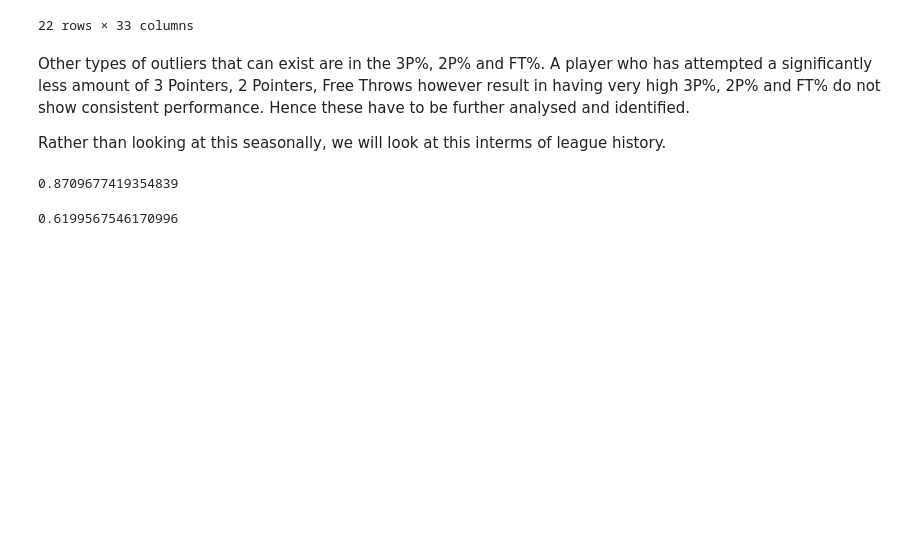
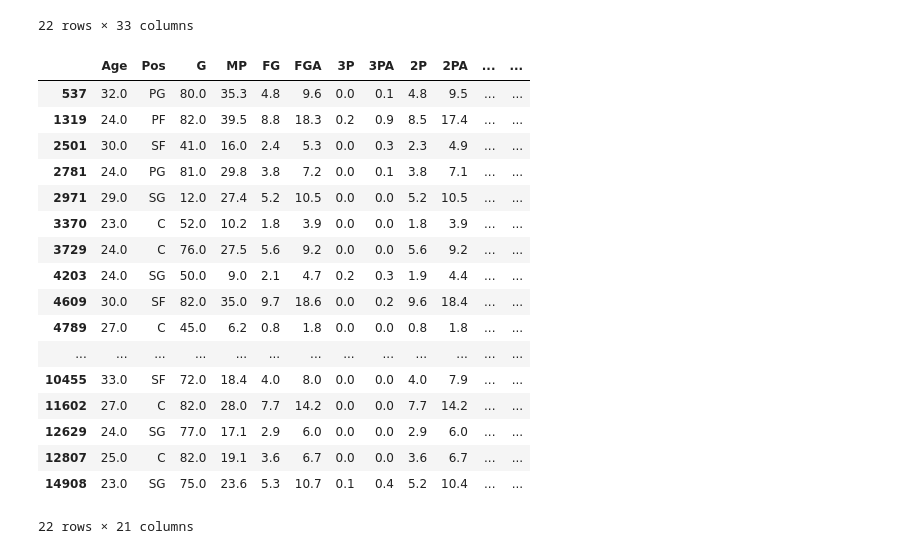
Before and after one commit to Pasindu19970808/NBAData, a Jupyter notebook: NBA_EDA.ipynb, the cells around one changed output. Saved outputs shown, nothing was run; the diff lists cells and outputs as text; code cells hidden in the pictures; blank space fills up the shorter version.

```diff
--- a/NBA_EDA.ipynb
+++ b/NBA_EDA.ipynb
@@ -713,6 +713,11 @@ col_list.remove('Name')
 col_list.remove('Lg')
 col_list.remove('Tm')
 col_list.remove('Draft Year')
+col_list.remove('FG%')
+col_list.remove('3P%')
+col_list.remove('2P%')
+col_list.remove('eFG%')
+col_list.remove('FT%')
 #investigate which features are the best
 workingsetGS = eighty81season[col_list]
 GSvals = workingsetGS["GS"]
@@ -724,3 +727,25 @@ xtrain,xtest,ytrain,ytest = train_test_split(workingsetGS, GSvals,test_size = 0.
+# %%
+featureset.loc[(featureset["Pos"] == "SF,SG"),"Pos"] = "SG"
+featureset
+# %% [output]
+|  | Age | Pos | G | MP | FG | FGA | 3P | 3PA | 2P | 2PA | ... | ... |
+| 537 | 32.0 | PG | 80.0 | 35.3 | 4.8 | 9.6 | 0.0 | 0.1 | 4.8 | 9.5 | ... | ... |
+| 1319 | 24.0 | PF | 82.0 | 39.5 | 8.8 | 18.3 | 0.2 | 0.9 | 8.5 | 17.4 | ... | ... |
+| 2501 | 30.0 | SF | 41.0 | 16.0 | 2.4 | 5.3 | 0.0 | 0.3 | 2.3 | 4.9 | ... | ... |
+| 2781 | 24.0 | PG | 81.0 | 29.8 | 3.8 | 7.2 | 0.0 | 0.1 | 3.8 | 7.1 | ... | ... |
+| 2971 | 29.0 | SG | 12.0 | 27.4 | 5.2 | 10.5 | 0.0 | 0.0 | 5.2 | 10.5 | ... | ... |
+| 3370 | 23.0 | C | 52.0 | 10.2 | 1.8 | 3.9 | 0.0 | 0.0 | 1.8 | 3.9 | ... | ... |
+| 3729 | 24.0 | C | 76.0 | 27.5 | 5.6 | 9.2 | 0.0 | 0.0 | 5.6 | 9.2 | ... | ... |
+| 4203 | 24.0 | SG | 50.0 | 9.0 | 2.1 | 4.7 | 0.2 | 0.3 | 1.9 | 4.4 | ... | ... |
+| 4609 | 30.0 | SF | 82.0 | 35.0 | 9.7 | 18.6 | 0.0 | 0.2 | 9.6 | 18.4 | ... | ... |
+| 4789 | 27.0 | C | 45.0 | 6.2 | 0.8 | 1.8 | 0.0 | 0.0 | 0.8 | 1.8 | ... | ... |
+| ... | ... | ... | ... | ... | ... | ... | ... | ... | ... | ... | ... | ... |
+| 10455 | 33.0 | SF | 72.0 | 18.4 | 4.0 | 8.0 | 0.0 | 0.0 | 4.0 | 7.9 | ... | ... |
+| 11602 | 27.0 | C | 82.0 | 28.0 | 7.7 | 14.2 | 0.0 | 0.0 | 7.7 | 14.2 | ... | ... |
+| 12629 | 24.0 | SG | 77.0 | 17.1 | 2.9 | 6.0 | 0.0 | 0.0 | 2.9 | 6.0 | ... | ... |
+| 12807 | 25.0 | C | 82.0 | 19.1 | 3.6 | 6.7 | 0.0 | 0.0 | 3.6 | 6.7 | ... | ... |
+| 14908 | 23.0 | SG | 75.0 | 23.6 | 5.3 | 10.7 | 0.1 | 0.4 | 5.2 | 10.4 | ... | ... |
+22 rows × 21 columns
 # %%
 from sklearn.base import TransformerMixin,BaseEstimator
 from sklearn.preprocessing import StandardScaler
@@ -753,5 +778 @@ class scalerdataframe(BaseEstimator, TransformerMixin):
         return scaleddf
-# %% [markdown]
-Other types of outliers that can exist are in the 3P%, 2P% and FT%. A player who has attempted a significantly less amount of 3 Pointers, 2 Pointers, Free Throws however result in having very high 3P%, 2P% and FT% do not show consistent performance. Hence these have to be further analysed and identified.
-
-Rather than looking at this seasonally, we will look at this interms of league history.
@@ -770,8 +778,0 @@ for i in range(0,len(points_cols)):
-# %%
-nba_data_df.loc[nba_data_df["Season"] == "2018-19"]["3P"].mean()
-# %% [output]
-0.8709677419354839
-# %%
-nba_data_df["3P"].std()
-# %% [output]
-0.6199567546170996
```
Also changed, not shown: parts of 25 cells of this notebook, 1 other file.
